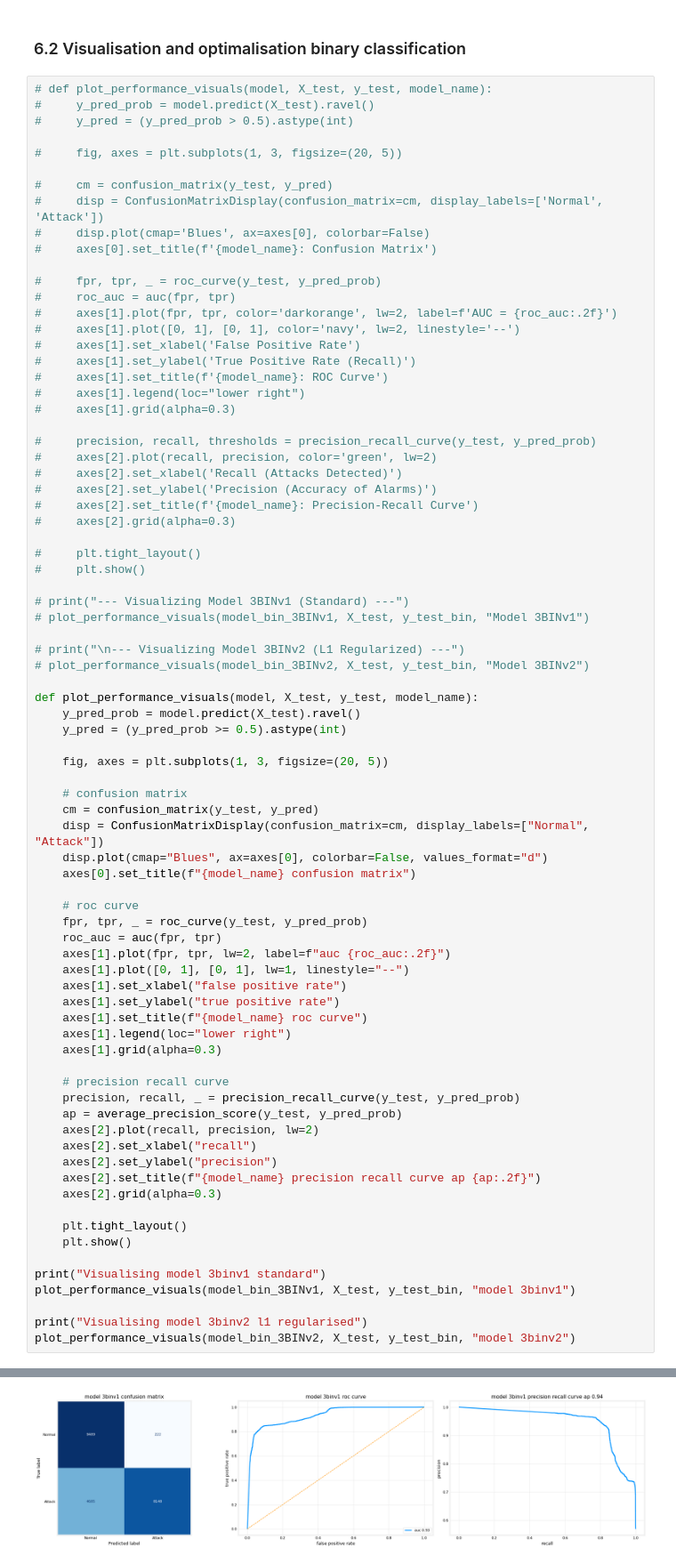
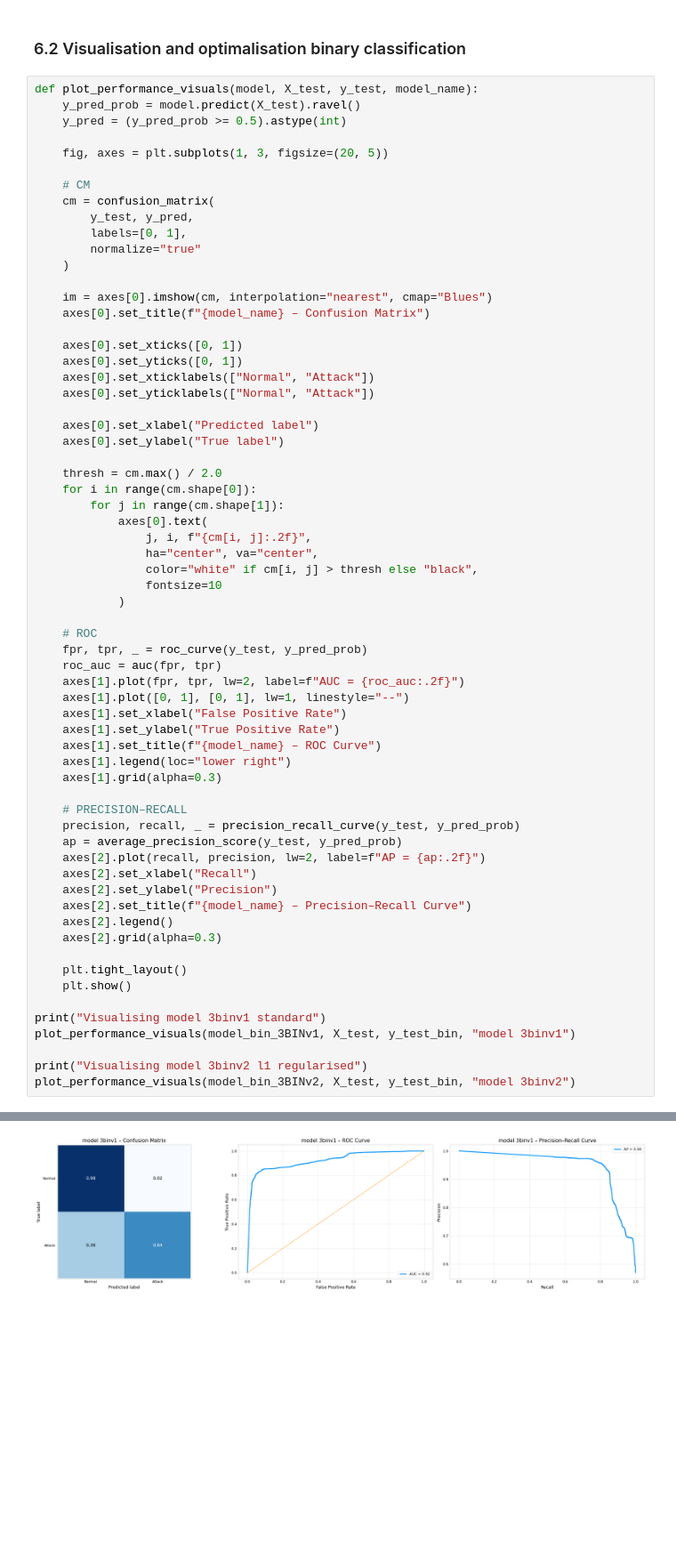
Before and after one commit to thelefthub/GV-NSL-KDD, a Jupyter notebook: model3_nn_nsl_kdd.ipynb, the cells around one changed output, grey strips where cells are left out. Shown at 89% size. Cells and saved outputs as stored; diff of their text form; blank space fills up the shorter version.

```diff
--- a/model3_nn_nsl_kdd.ipynb
+++ b/model3_nn_nsl_kdd.ipynb
@@ -900,73 +880,59 @@ Overall, the confusion matrices confirm that standard neural networks struggle w
 # %% [markdown]
 ### 6.2 Visualisation and optimalisation binary classification
 # %%
-# def plot_performance_visuals(model, X_test, y_test, model_name):
-#     y_pred_prob = model.predict(X_test).ravel()
-#     y_pred = (y_pred_prob > 0.5).astype(int)
-
-#     fig, axes = plt.subplots(1, 3, figsize=(20, 5))
-
-#     cm = confusion_matrix(y_test, y_pred)
-#     disp = ConfusionMatrixDisplay(confusion_matrix=cm, display_labels=['Normal', 'Attack'])
-#     disp.plot(cmap='Blues', ax=axes[0], colorbar=False)
-#     axes[0].set_title(f'{model_name}: Confusion Matrix')
-
-#     fpr, tpr, _ = roc_curve(y_test, y_pred_prob)
-#     roc_auc = auc(fpr, tpr)
-#     axes[1].plot(fpr, tpr, color='darkorange', lw=2, label=f'AUC = {roc_auc:.2f}')
-#     axes[1].plot([0, 1], [0, 1], color='navy', lw=2, linestyle='--')
-#     axes[1].set_xlabel('False Positive Rate')
-#     axes[1].set_ylabel('True Positive Rate (Recall)')
-#     axes[1].set_title(f'{model_name}: ROC Curve')
-#     axes[1].legend(loc="lower right")
-#     axes[1].grid(alpha=0.3)
-
-#     precision, recall, thresholds = precision_recall_curve(y_test, y_pred_prob)
-#     axes[2].plot(recall, precision, color='green', lw=2)
-#     axes[2].set_xlabel('Recall (Attacks Detected)')
-#     axes[2].set_ylabel('Precision (Accuracy of Alarms)')
-#     axes[2].set_title(f'{model_name}: Precision-Recall Curve')
-#     axes[2].grid(alpha=0.3)
-
-#     plt.tight_layout()
-#     plt.show()
-
-# print("--- Visualizing Model 3BINv1 (Standard) ---")
-# plot_performance_visuals(model_bin_3BINv1, X_test, y_test_bin, "Model 3BINv1")
-
-# print("\n--- Visualizing Model 3BINv2 (L1 Regularized) ---")
-# plot_performance_visuals(model_bin_3BINv2, X_test, y_test_bin, "Model 3BINv2")
-
 def plot_performance_visuals(model, X_test, y_test, model_name):
     y_pred_prob = model.predict(X_test).ravel()
     y_pred = (y_pred_prob >= 0.5).astype(int)
 
     fig, axes = plt.subplots(1, 3, figsize=(20, 5))
 
-    # confusion matrix
-    cm = confusion_matrix(y_test, y_pred)
-    disp = ConfusionMatrixDisplay(confusion_matrix=cm, display_labels=["Normal", "Attack"])
-    disp.plot(cmap="Blues", ax=axes[0], colorbar=False, values_format="d")
-    axes[0].set_title(f"{model_name} confusion matrix")
+    # CM
+    cm = confusion_matrix(
+        y_test, y_pred,
+        labels=[0, 1],
+        normalize="true"
+    )
 
-    # roc curve
+    im = axes[0].imshow(cm, interpolation="nearest", cmap="Blues")
+    axes[0].set_title(f"{model_name} – Confusion Matrix")
+
+    axes[0].set_xticks([0, 1])
+    axes[0].set_yticks([0, 1])
+    axes[0].set_xticklabels(["Normal", "Attack"])
+    axes[0].set_yticklabels(["Normal", "Attack"])
+
+    axes[0].set_xlabel("Predicted label")
+    axes[0].set_ylabel("True label")
+
+    thresh = cm.max() / 2.0
+    for i in range(cm.shape[0]):
+        for j in range(cm.shape[1]):
+            axes[0].text(
+                j, i, f"{cm[i, j]:.2f}",
+                ha="center", va="center",
+                color="white" if cm[i, j] > thresh else "black",
+                fontsize=10
+            )
+
+    # ROC
     fpr, tpr, _ = roc_curve(y_test, y_pred_prob)
     roc_auc = auc(fpr, tpr)
-    axes[1].plot(fpr, tpr, lw=2, label=f"auc {roc_auc:.2f}")
+    axes[1].plot(fpr, tpr, lw=2, label=f"AUC = {roc_auc:.2f}")
     axes[1].plot([0, 1], [0, 1], lw=1, linestyle="--")
-    axes[1].set_xlabel("false positive rate")
-    axes[1].set_ylabel("true positive rate")
-    axes[1].set_title(f"{model_name} roc curve")
+    axes[1].set_xlabel("False Positive Rate")
+    axes[1].set_ylabel("True Positive Rate")
+    axes[1].set_title(f"{model_name} – ROC Curve")
     axes[1].legend(loc="lower right")
     axes[1].grid(alpha=0.3)
 
-    # precision recall curve
+    # PRECISION–RECALL
     precision, recall, _ = precision_recall_curve(y_test, y_pred_prob)
     ap = average_precision_score(y_test, y_pred_prob)
-    axes[2].plot(recall, precision, lw=2)
-    axes[2].set_xlabel("recall")
-    axes[2].set_ylabel("precision")
-    axes[2].set_title(f"{model_name} precision recall curve ap {ap:.2f}")
+    axes[2].plot(recall, precision, lw=2, label=f"AP = {ap:.2f}")
+    axes[2].set_xlabel("Recall")
+    axes[2].set_ylabel("Precision")
+    axes[2].set_title(f"{model_name} – Precision–Recall Curve")
+    axes[2].legend()
     axes[2].grid(alpha=0.3)
 
     plt.tight_layout()
@@ -983,2 +949,2 @@ Visualising model 3binv1 standard
-[figure, old version]
+[figure, new version]
 Visualising model 3binv2 l1 regularised
```
Also changed, not shown: parts of 17 cells of this notebook, 3 other files.
